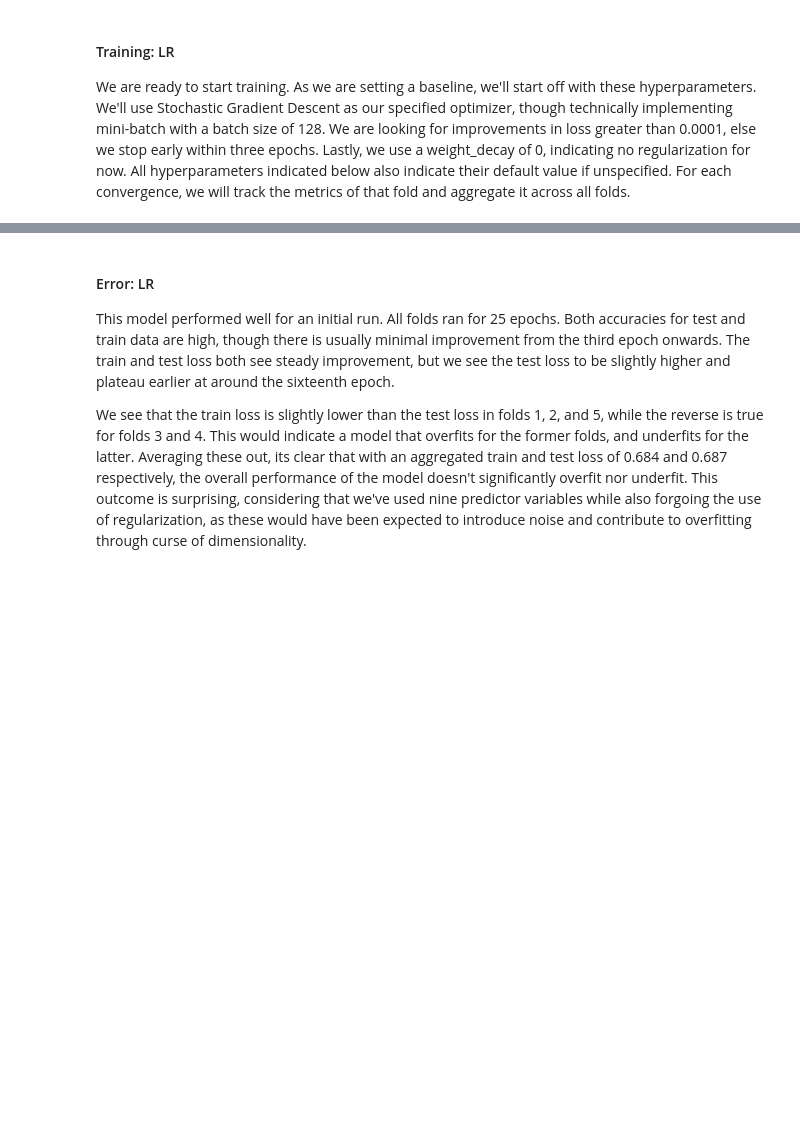
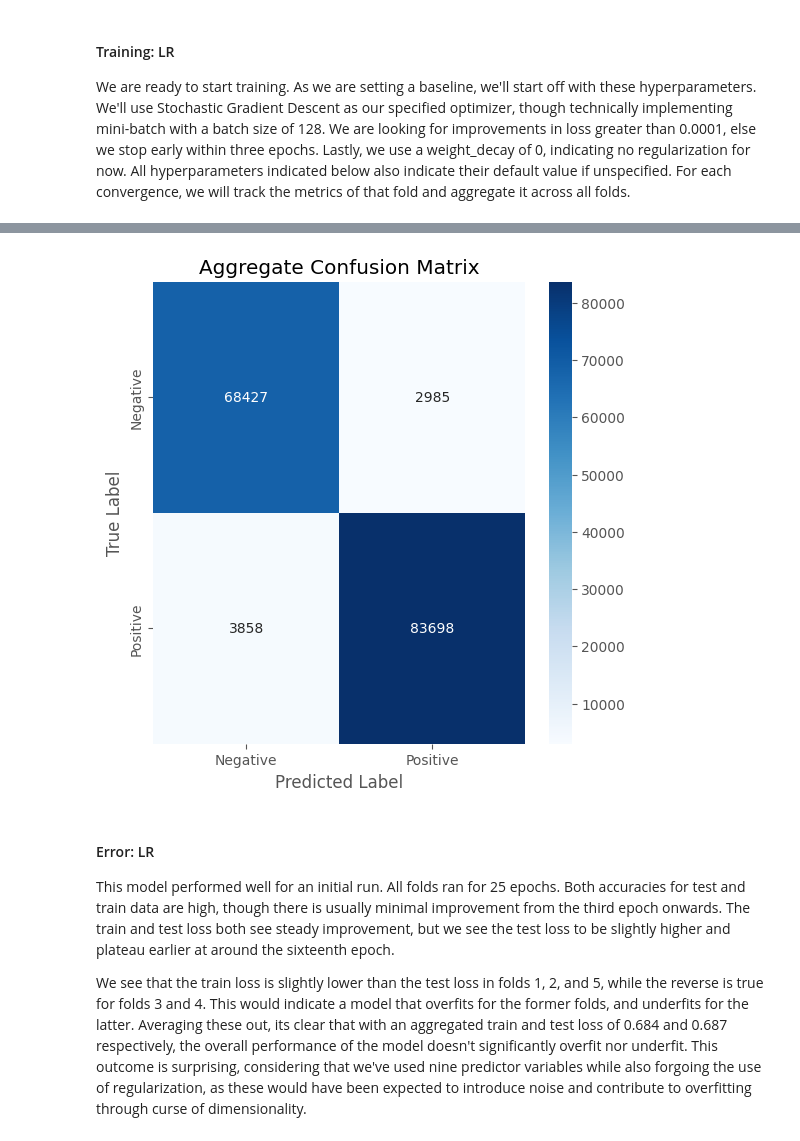
Before and after one commit to devonjavier/STINTSY-Project, a Jupyter notebook: STINTSY_MCO_LFS.ipynb, the cells around one changed output, grey strips where cells are left out. Cells and saved outputs as stored; diff of their text form; code cells hidden in the pictures; blank space fills up the shorter version.

```diff
--- a/STINTSY_MCO_LFS.ipynb
+++ b/STINTSY_MCO_LFS.ipynb
@@ -233,2 +104,0 @@ For simplicity's sake, we allocated a new arbitrary code, __code 700__, to conta
-# %%
-lfs_data["PUFC07_GRADE"] = lfs_data["PUFC07_GRADE"].apply(lambda x: 700 if x in graduate_specified_courses else x)
@@ -346,15 +104,0 @@ PUFC30_LOOKW if whitespace/skipped, then that means the person has working hours
-# %%
-# 1 Convert whitespace to -1, string 1 to int64 1, string 2 to int64 2
-lfs_data.loc[lfs_data['PUFC30_LOOKW'] == " ", 'PUFC30_LOOKW'] = -1
-lfs_data.loc[lfs_data['PUFC30_LOOKW'] == "1", 'PUFC30_LOOKW'] = 1
-lfs_data.loc[lfs_data['PUFC30_LOOKW'] == "2", 'PUFC30_LOOKW'] = 2
-lfs_data['PUFC30_LOOKW'] = lfs_data['PUFC30_LOOKW'].astype('int64')
-
-# 2 Copy the PUFC30_LOOKW column to a new column
-lfs_data['PUFC30_LOOKW_version2'] = lfs_data['PUFC30_LOOKW'].copy()
-lfs_data.loc[lfs_data['PUFC30_LOOKW_version2'] == -1, 'PUFC30_LOOKW_version2'] = 2
-
-# 2.1 Convert int64 1 to True, int64 2 to False
-# lfs_data.loc[lfs_data['PUFC30_LOOKW_version2'] == 1, 'PUFC30_LOOKW_version2'] = True
-# lfs_data.loc[lfs_data['PUFC30_LOOKW_version2'] == 2, 'PUFC30_LOOKW_version2'] = False
-# lfs_data['PUFC30_LOOKW_version2'] = lfs_data['PUFC30_LOOKW_version2'].astype('bool')
@@ -433,20 +104,0 @@ _Has the person worked at any time before?_
-# %%
-# PUFC38_PREVJOB
-# 1 Convert whitespace to -1, string 1 to int64 1, string 2 to int64 2
-lfs_data.loc[lfs_data['PUFC38_PREVJOB'] == " ", 'PUFC38_PREVJOB'] = -1
-lfs_data.loc[lfs_data['PUFC38_PREVJOB'] == "1", 'PUFC38_PREVJOB'] = 1
-lfs_data.loc[lfs_data['PUFC38_PREVJOB'] == "2", 'PUFC38_PREVJOB'] = 2
-lfs_data['PUFC38_PREVJOB'] = lfs_data['PUFC38_PREVJOB'].astype('int64')
-
-# 2 Copy the PUFC30_LOOKW column to a new column
-lfs_data['PUFC38_PREVJOB_version2'] = lfs_data['PUFC38_PREVJOB'].copy()
-lfs_data.loc[lfs_data['PUFC38_PREVJOB_version2'] == -1, 'PUFC38_PREVJOB_version2'] = 2
-
-# 2.1 Convert int64 1 to True, int64 2 to False
-# lfs_data.loc[lfs_data['PUFC38_PREVJOB_version2'] == 1, 'PUFC38_PREVJOB_version2'] = True
-# lfs_data.loc[lfs_data['PUFC38_PREVJOB_version2'] == 2, 'PUFC38_PREVJOB_version2'] = False
-# lfs_data['PUFC38_PREVJOB_version2'] = lfs_data['PUFC38_PREVJOB_version2'].astype('bool')
-
-# 2.2 Check if column is bool datatype
-print(lfs_data['PUFC38_PREVJOB_version2'].dtype)
-print(lfs_data['PUFC38_PREVJOB_version2'].unique())
@@ -766,7 +261,7 @@ Because this is a classification task, we can choose Logistic Regression as a ba
 #### Preprocessing: LR
 We create a copy of our target variable PUFC11_WORK, and create five 80-20 train-test splits for the non-empty PUFC11 data we have. We'll also perform one-hot encoding, given our feature columns are all categorical. We also map the values of PUFC11, normally [1,2], to [0,1]. In addition, because we've determined that our feature_cols are intentionally unanswered as appropriate, we will be treating these values as empty rather than imputing.
 # %%
-from src.preprocessing import prepare_data
+from src.preprocessing import prepare_data_kfold
 
 target_col = 'PUFC11_WORK'
 feature_cols = [
@@ -781,8 +276,10 @@ n_splits = 5
 missing_value =-1
 seed = 45
 
-folds_data = prepare_data(lfs_data, target_col = target_col,
+folds_data = prepare_data_kfold(lfs_data, target_col = target_col,
+                         n_splits = n_splits,
                          missing_value = missing_value,
+                         categorical_cols = categorical_cols,
                          feature_cols = feature_cols,
                          seed = seed)
 # %% [output]
@@ -796,6 +306,7 @@ We are ready to start training. As we are setting a baseline, we'll start off wi
 from src.trainEval import *
 result_dict = train_model(
     folds_data,
+    optimizer_string="sgd", #Stochastic Gradient Descent
     scheduler_step_size=5,
     learning_rate=0.01,
     scheduler_gamma=0.5,
@@ -832,3 +359,4 @@ TypeError: train_model() got an unexpected keyword argument 'optimizer_string'
+[figure, added]
 # %% [markdown]
 #### Error: LR
 This model performed well for an initial run. All folds ran for 25 epochs. Both accuracies for test and train data are high, though there is usually minimal improvement from the third epoch onwards. The train and test loss both see steady improvement, but we see the test loss  to be slightly higher and plateau earlier at around the sixteenth epoch.
```
Also changed, not shown: parts of 97 cells of this notebook.
